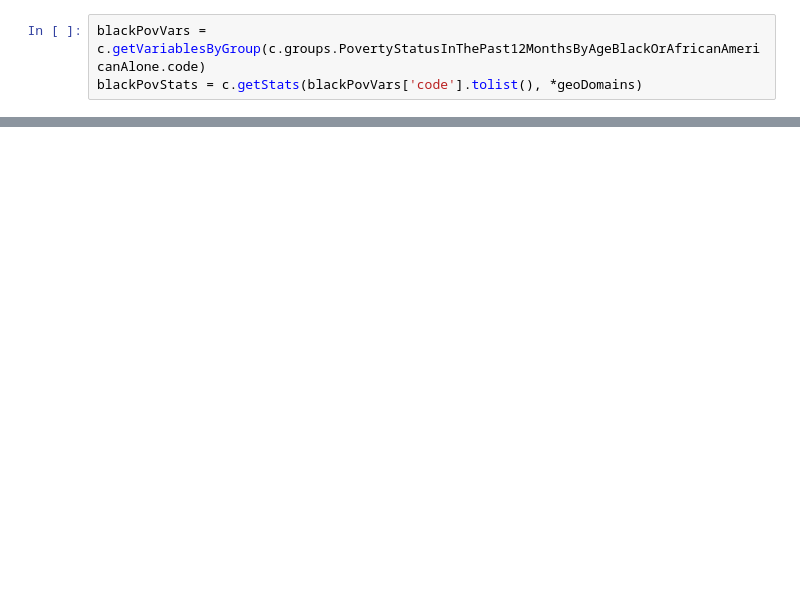
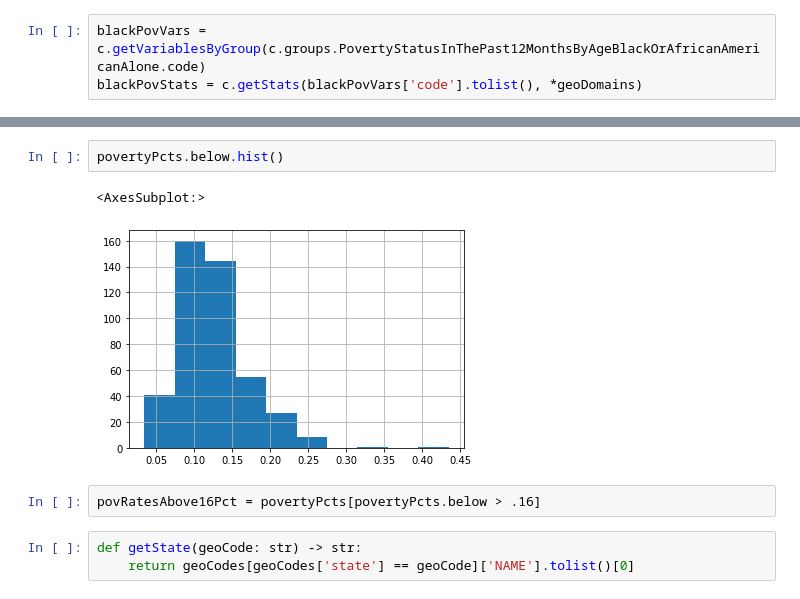
Before and after one commit to drawjk705/us-data, a Jupyter notebook: notebook.ipynb, the cells around one changed output, grey strips where cells are left out. Drawn from its saved outputs; the diff is of its cells as text; blank space fills up the shorter version.

```diff
--- a/notebook.ipynb
+++ b/notebook.ipynb
@@ -414,0 +412,10 @@ blackPovStats
+# %%
+povertyPcts.below.hist()
+# %% [output]
+<AxesSubplot:>
+[figure, added]
+# %%
+povRatesAbove16Pct = povertyPcts[povertyPcts.below > .16]
+# %%
+def getState(geoCode: str) -> str:
+    return geoCodes[geoCodes['state'] == geoCode]['NAME'].tolist()[0]
```
Also changed, not shown: parts of 14 cells of this notebook, 2 other files.
